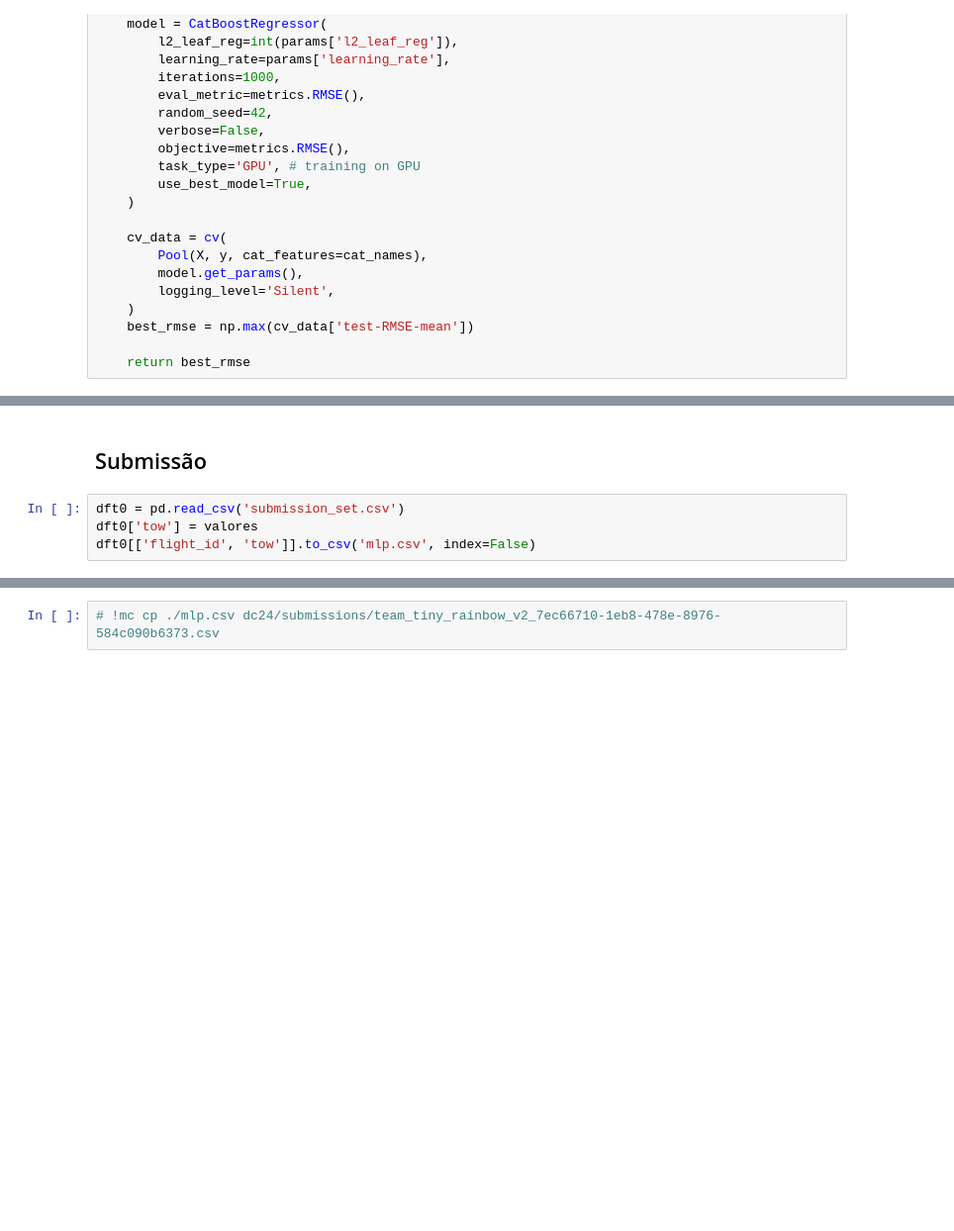
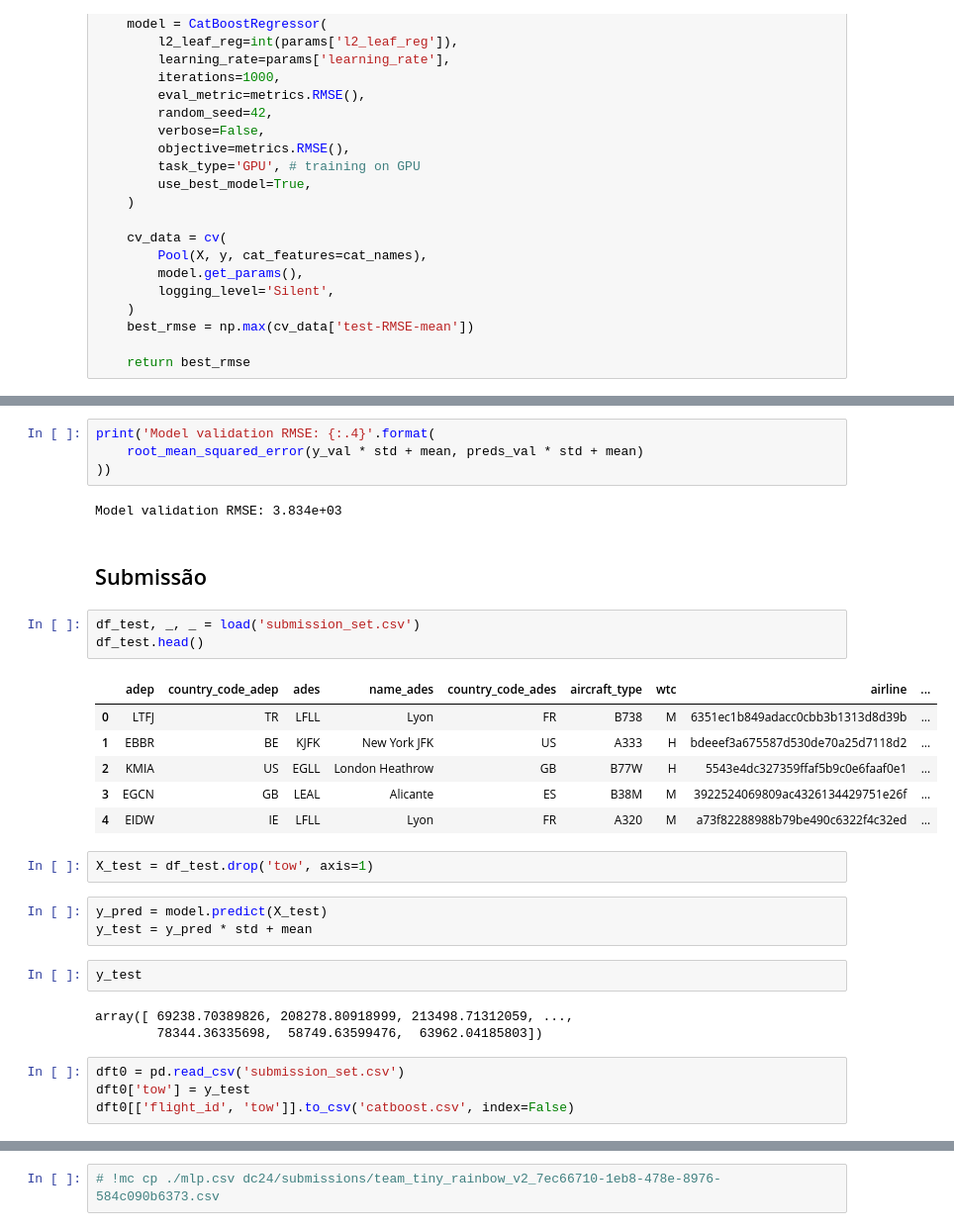
Before and after one commit to PRC-Data-Challenge-2024/team_tiny_rainbow, a Jupyter notebook: catboost.ipynb, the cells around one changed output, grey strips where cells are left out. Shown at 99% size. Saved outputs shown, nothing was run; the diff lists cells and outputs as text; blank space fills up the shorter version.

Commit message:
Improvements to catboost

```diff
--- a/catboost.ipynb
+++ b/catboost.ipynb
@@ -286,7 +332,33 @@ diff_val.mean(), diff_val.std()
+# %%
+print('Model validation RMSE: {:.4}'.format(
+    root_mean_squared_error(y_val * std + mean, preds_val * std + mean)
+))
+# %% [output]
+Model validation RMSE: 3.834e+03
 # %% [markdown]
 ## Submissão
-# %%
-dft0 = pd.read_csv('submission_set.csv')
-dft0['tow'] = valores
-dft0[['flight_id', 'tow']].to_csv('mlp.csv', index=False)
+# %%
+df_test, _, _ = load('submission_set.csv')
+df_test.head()
+# %% [output]
+|  | adep | country_code_adep | ades | name_ades | country_code_ades | aircraft_type | wtc | airline | ... |
+| 0 | LTFJ | TR | LFLL | Lyon | FR | B738 | M | 6351ec1b849adacc0cbb3b1313d8d39b | ... |
+| 1 | EBBR | BE | KJFK | New York JFK | US | A333 | H | bdeeef3a675587d530de70a25d7118d2 | ... |
+| 2 | KMIA | US | EGLL | London Heathrow | GB | B77W | H | 5543e4dc327359ffaf5b9c0e6faaf0e1 | ... |
+| 3 | EGCN | GB | LEAL | Alicante | ES | B38M | M | 3922524069809ac4326134429751e26f | ... |
+| 4 | EIDW | IE | LFLL | Lyon | FR | A320 | M | a73f82288988b79be490c6322f4c32ed | ... |
+# %%
+X_test = df_test.drop('tow', axis=1)
+# %%
+y_pred = model.predict(X_test)
+y_test = y_pred * std + mean
+# %%
+y_test
+# %% [output]
+array([ 69238.70389826, 208278.80918999, 213498.71312059, ...,
+        78344.36335698,  58749.63599476,  63962.04185803])
+# %%
+dft0 = pd.read_csv('submission_set.csv')
+dft0['tow'] = y_test
+dft0[['flight_id', 'tow']].to_csv('catboost.csv', index=False)
 # %%
```
Also changed, not shown: parts of 9 cells of this notebook.
